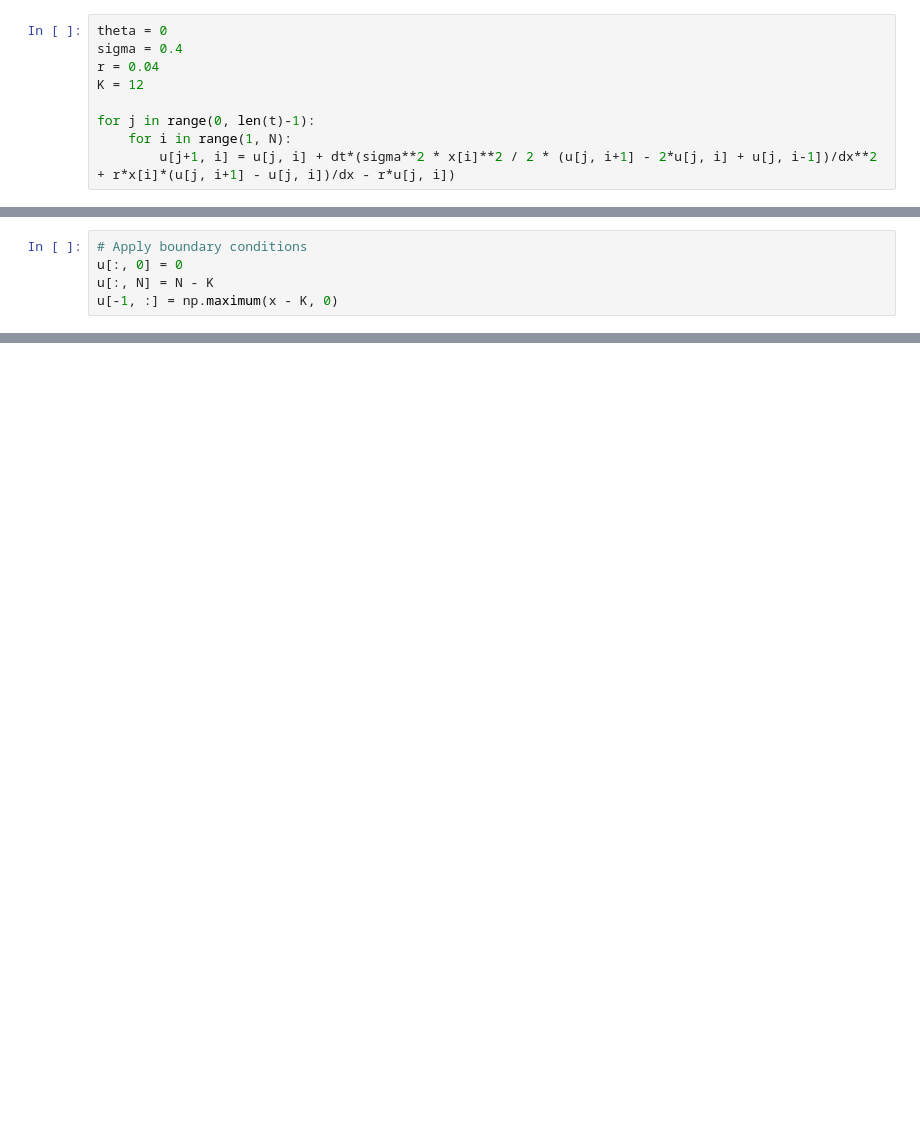
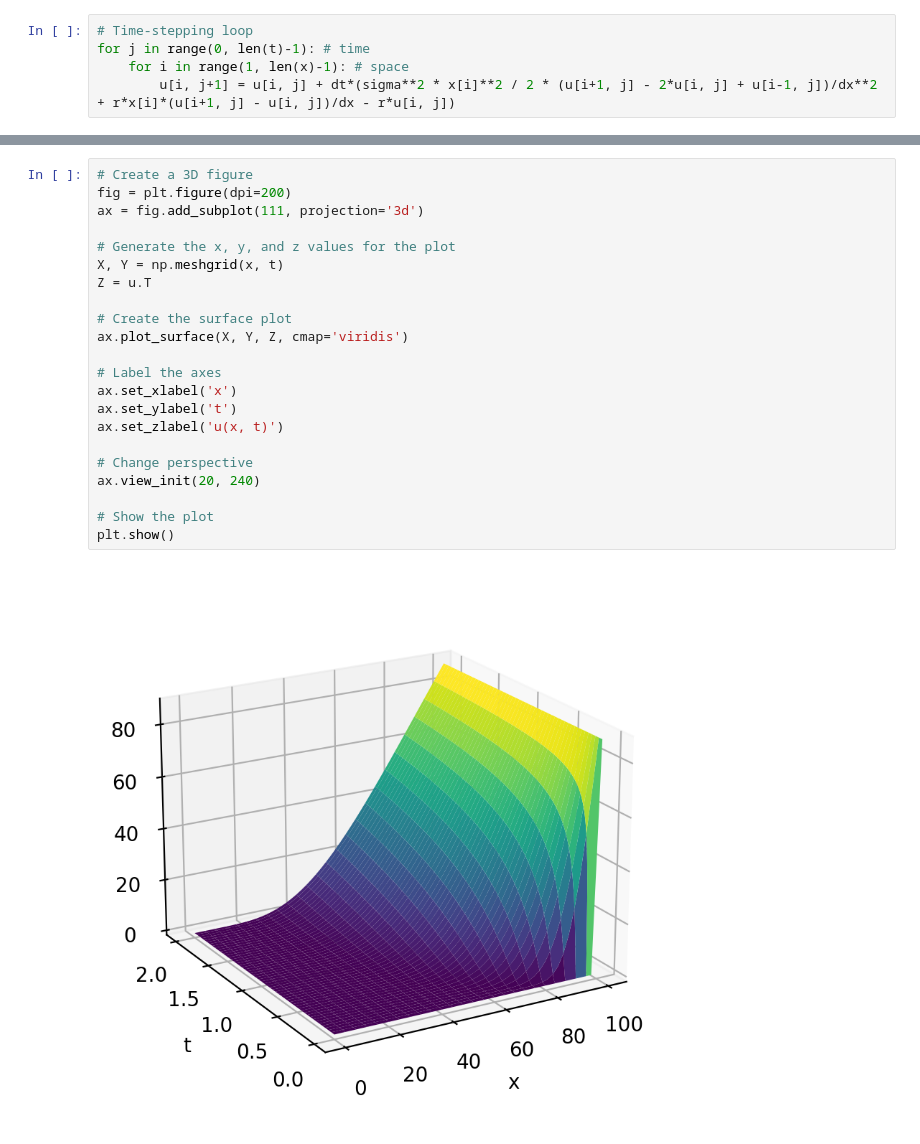
Before and after one commit to tellocam/CompFin, a Jupyter notebook: Ex10_3.ipynb, the cells around one changed output, grey strips where cells are left out. Drawn from its saved outputs; the diff is of its cells as text; blank space fills up the shorter version.

```diff
--- a/Ex10_3.ipynb
+++ b/Ex10_3.ipynb
@@ -22,9 +60,5 @@ Next, we can use the explicit theta-method to step through time and solve for u
 # %%
-theta = 0
-sigma = 0.4
-r = 0.04
-K = 12
-
-for j in range(0, len(t)-1):
-    for i in range(1, N):
-        u[j+1, i] = u[j, i] + dt*(sigma**2 * x[i]**2 / 2 * (u[j, i+1] - 2*u[j, i] + u[j, i-1])/dx**2 + r*x[i]*(u[j, i+1] - u[j, i])/dx - r*u[j, i])
+# Time-stepping loop
+for j in range(0, len(t)-1): # time
+    for i in range(1, len(x)-1): # space
+        u[i, j+1] = u[i, j] + dt*(sigma**2 * x[i]**2 / 2 * (u[i+1, j] - 2*u[i, j] + u[i-1, j])/dx**2 + r*x[i]*(u[i+1, j] - u[i, j])/dx - r*u[i, j])
@@ -33,5 +64,0 @@ Finally, we can implement the boundary conditions by setting the values of u at
-# %%
-# Apply boundary conditions
-u[:, 0] = 0
-u[:, N] = N - K
-u[-1, :] = np.maximum(x - K, 0)
@@ -40,3 +65,27 @@ With this, we have numerically solved the PDE using the explicit theta-method. T
+# %%
+# Create a 3D figure
+fig = plt.figure(dpi=200)
+ax = fig.add_subplot(111, projection='3d')
+
+# Generate the x, y, and z values for the plot
+X, Y = np.meshgrid(x, t)
+Z = u.T
+
+# Create the surface plot
+ax.plot_surface(X, Y, Z, cmap='viridis')
+
+# Label the axes
+ax.set_xlabel('x')
+ax.set_ylabel('t')
+ax.set_zlabel('u(x, t)')
+
+# Change perspective
+ax.view_init(20, 240)
+
+# Show the plot
+plt.show()
+# %% [output]
+[figure, added]
 # %%
 # Compute the value of a European call option
 S0 = 10
```
Also changed, not shown: parts of 11 cells of this notebook, 5 other files.
